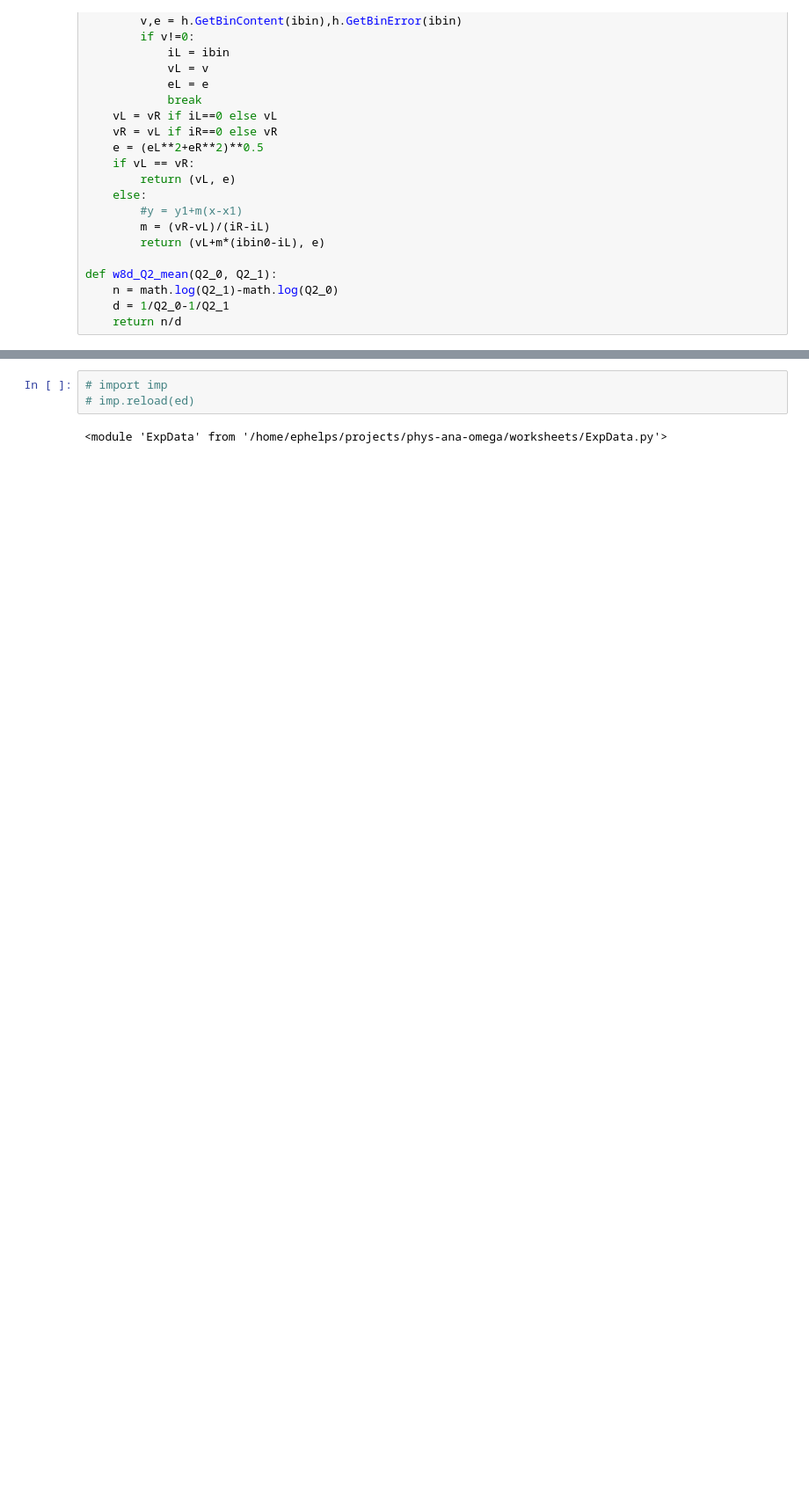
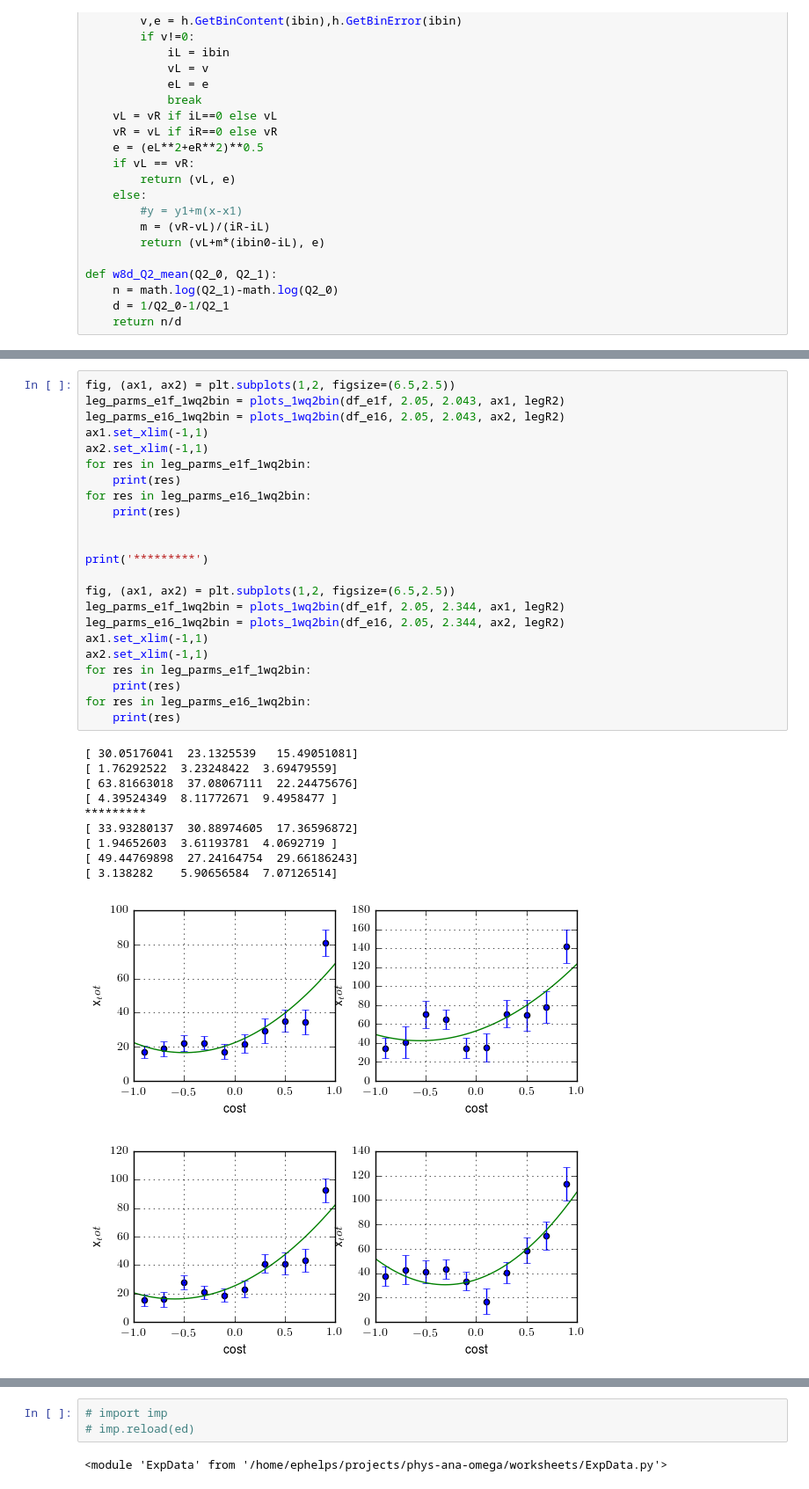
Before and after one commit to evan-phelps/phys-ana-omega, a Jupyter notebook: worksheets/ExpData.ipynb, the cells around one changed output, grey strips where cells are left out. Shown at 88% size. Saved outputs shown, nothing was run; the diff lists cells and outputs as text; blank space fills up the shorter version.

```diff
--- a/worksheets/ExpData.ipynb
+++ b/worksheets/ExpData.ipynb
@@ -300,0 +684,35 @@ def calc_diff_xsects(W, Q2, suppress_chatter=False,
+# %%
+fig, (ax1, ax2) = plt.subplots(1,2, figsize=(6.5,2.5))
+leg_parms_e1f_1wq2bin = plots_1wq2bin(df_e1f, 2.05, 2.043, ax1, legR2)
+leg_parms_e16_1wq2bin = plots_1wq2bin(df_e16, 2.05, 2.043, ax2, legR2)
+ax1.set_xlim(-1,1)
+ax2.set_xlim(-1,1)
+for res in leg_parms_e1f_1wq2bin:
+    print(res)
+for res in leg_parms_e16_1wq2bin:
+    print(res)
+
+
+print('*********')
+
+fig, (ax1, ax2) = plt.subplots(1,2, figsize=(6.5,2.5))
+leg_parms_e1f_1wq2bin = plots_1wq2bin(df_e1f, 2.05, 2.344, ax1, legR2)
+leg_parms_e16_1wq2bin = plots_1wq2bin(df_e16, 2.05, 2.344, ax2, legR2)
+ax1.set_xlim(-1,1)
+ax2.set_xlim(-1,1)
+for res in leg_parms_e1f_1wq2bin:
+    print(res)
+for res in leg_parms_e16_1wq2bin:
+    print(res)
+# %% [output]
+[ 30.05176041  23.1325539   15.49051081]
+[ 1.76292522  3.23248422  3.69479559]
+[ 63.81663018  37.08067111  22.24475676]
+[ 4.39524349  8.11772671  9.4958477 ]
+*********
+[ 33.93280137  30.88974605  17.36596872]
+[ 1.94652603  3.61193781  4.0692719 ]
+[ 49.44769898  27.24164754  29.66186243]
+[ 3.138282    5.90656584  7.07126514]
+[figure, added]
+[figure, added]
```
Also changed, not shown: parts of 40 cells of this notebook, 7 other files.
